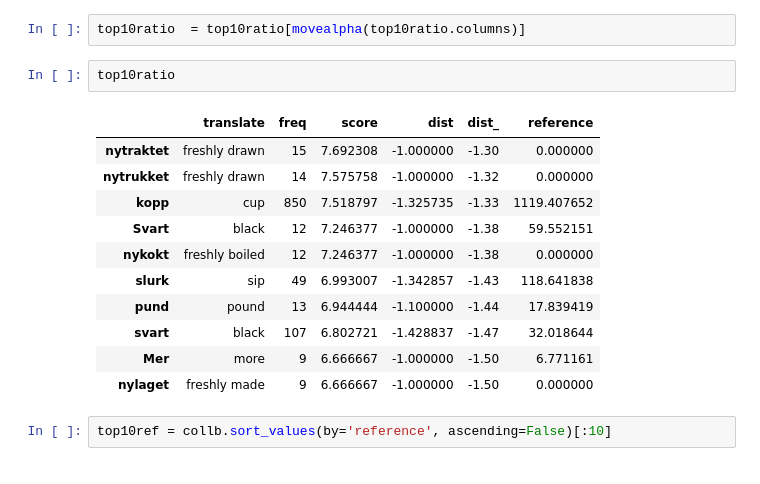
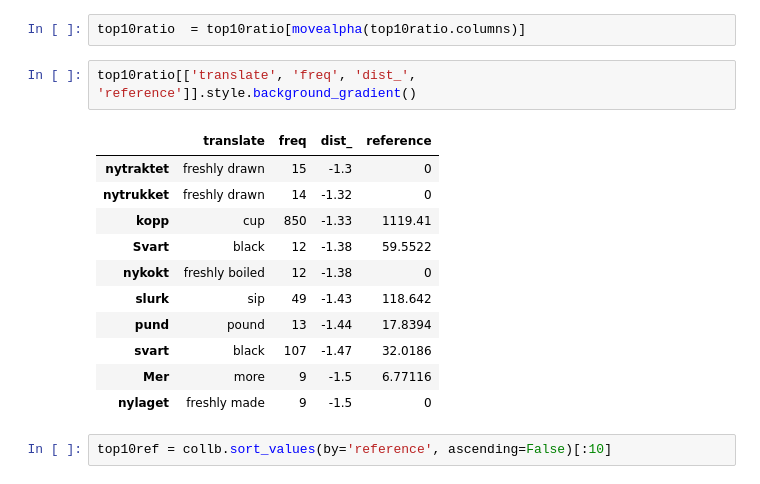
Before and after one commit to Yoonsen/newspapers_coll_conc, a Jupyter notebook: Dist_coll-kaffe-after_review.ipynb, the cells around one changed output. Cells and saved outputs as stored; diff of their text form.

```diff
--- a/Dist_coll-kaffe-after_review.ipynb
+++ b/Dist_coll-kaffe-after_review.ipynb
@@ -237,20 +237,20 @@ top10ratio['translate'] = ['freshly drawn', 'freshly drawn', 'cup', 'black', 'fr
        'black', 'more', 'freshly made']
 # %%
 top10ratio  = top10ratio[movealpha(top10ratio.columns)]
-# %%
-top10ratio
-# %% [output]
-|  | translate | freq | score | dist | dist_ | reference |
-| nytraktet | freshly drawn | 15 | 7.692308 | -1.000000 | -1.30 | 0.000000 |
-| nytrukket | freshly drawn | 14 | 7.575758 | -1.000000 | -1.32 | 0.000000 |
-| kopp | cup | 850 | 7.518797 | -1.325735 | -1.33 | 1119.407652 |
-| Svart | black | 12 | 7.246377 | -1.000000 | -1.38 | 59.552151 |
-| nykokt | freshly boiled | 12 | 7.246377 | -1.000000 | -1.38 | 0.000000 |
-| slurk | sip | 49 | 6.993007 | -1.342857 | -1.43 | 118.641838 |
-| pund | pound | 13 | 6.944444 | -1.100000 | -1.44 | 17.839419 |
-| svart | black | 107 | 6.802721 | -1.428837 | -1.47 | 32.018644 |
-| Mer | more | 9 | 6.666667 | -1.000000 | -1.50 | 6.771161 |
-| nylaget | freshly made | 9 | 6.666667 | -1.000000 | -1.50 | 0.000000 |
+# %%
+top10ratio[['translate', 'freq', 'dist_', 'reference']].style.background_gradient()
+# %% [output]
+|  | translate | freq | dist_ | reference |
+| nytraktet | freshly drawn | 15 | -1.3 | 0 |
+| nytrukket | freshly drawn | 14 | -1.32 | 0 |
+| kopp | cup | 850 | -1.33 | 1119.41 |
+| Svart | black | 12 | -1.38 | 59.5522 |
+| nykokt | freshly boiled | 12 | -1.38 | 0 |
+| slurk | sip | 49 | -1.43 | 118.642 |
+| pund | pound | 13 | -1.44 | 17.8394 |
+| svart | black | 107 | -1.47 | 32.0186 |
+| Mer | more | 9 | -1.5 | 6.77116 |
+| nylaget | freshly made | 9 | -1.5 | 0 |
 # %%
 top10ref = collb.sort_values(by='reference', ascending=False)[:10]
 # %%
```
Also changed, not shown: parts of 6 cells of this notebook, 1 other file.
